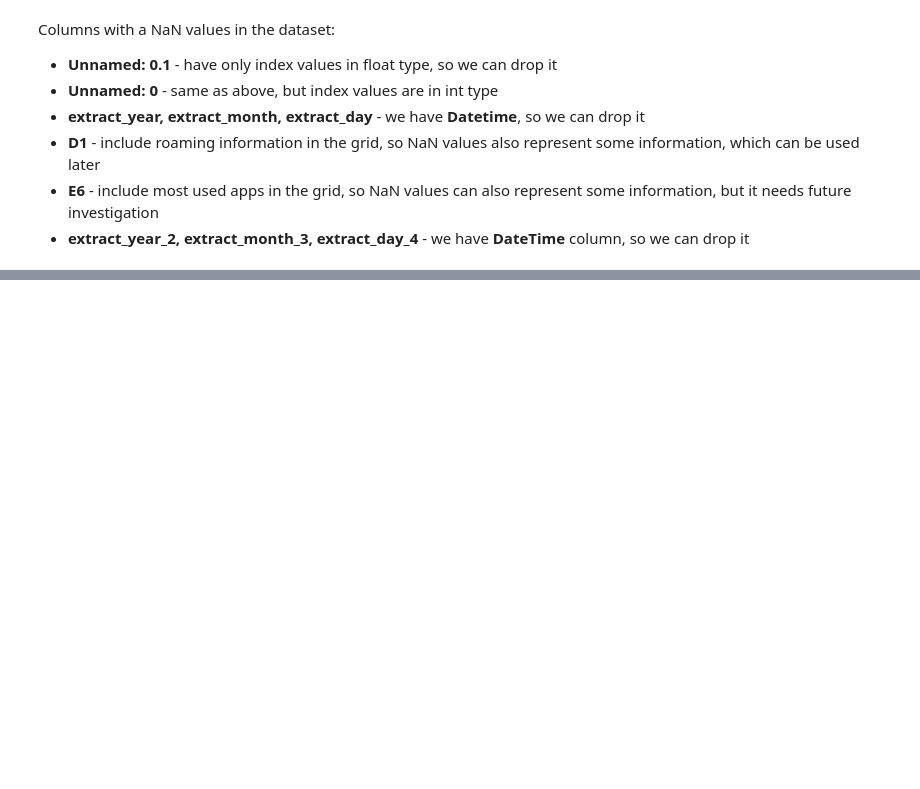
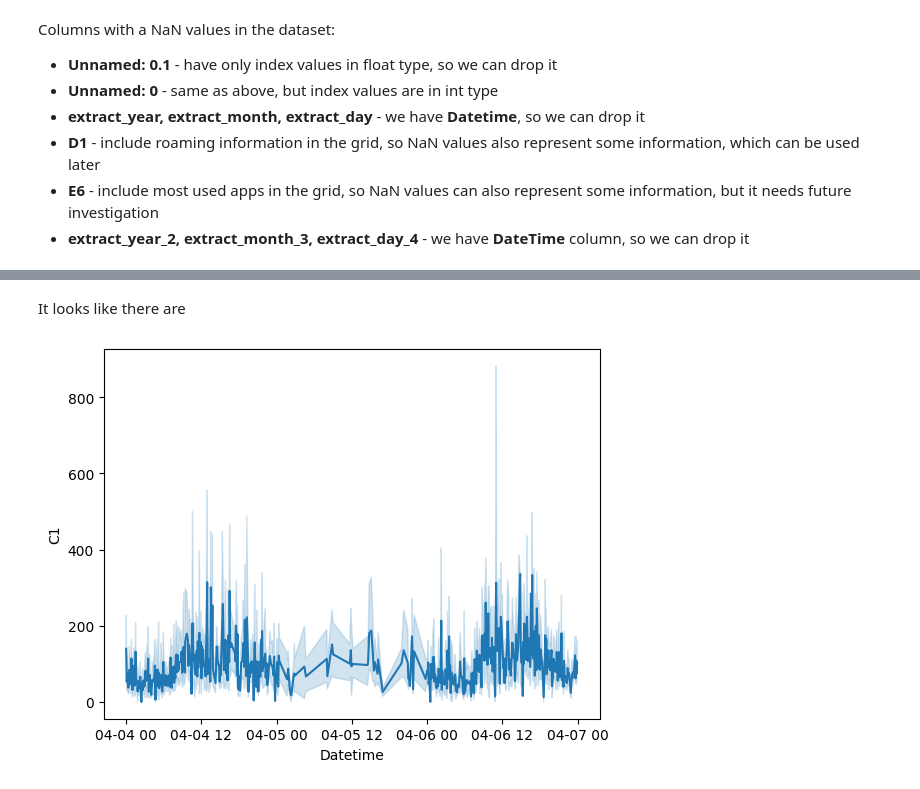
Before and after one commit to RocketFan/traffic-monitoring, a Jupyter notebook: cml_vodafone.ipynb, the cells around one changed output, grey strips where cells are left out. Cells and saved outputs as stored; diff of their text form; code cells hidden in the pictures; blank space fills up the shorter version.

```diff
--- a/cml_vodafone.ipynb
+++ b/cml_vodafone.ipynb
@@ -65,0 +67,19 @@ df.head()
+# %%
+datetimes = pd.to_datetime(df['Datetime'], utc=True, errors='coerce')
+is_utc_dates = datetimes.isna()
+utc_datetimes = df[is_utc_dates]['Datetime']
+
+utc_datetimes = pd.to_datetime(utc_datetimes, utc=True)
+datetimes = pd.concat([datetimes[~is_utc_dates], utc_datetimes], axis=0)
+datetimes.sort_index(inplace=True)
+df['Datetime'] = datetimes
+# %% [markdown]
+It looks like there are
+# %%
+import seaborn as sns
+
+batch_df = df.iloc[:10000]
+sns.lineplot(x='Datetime', y='C1', data=batch_df)
+print()
+# %% [output]
+[figure, added]
```
Also changed, not shown: parts of 4 cells of this notebook.
